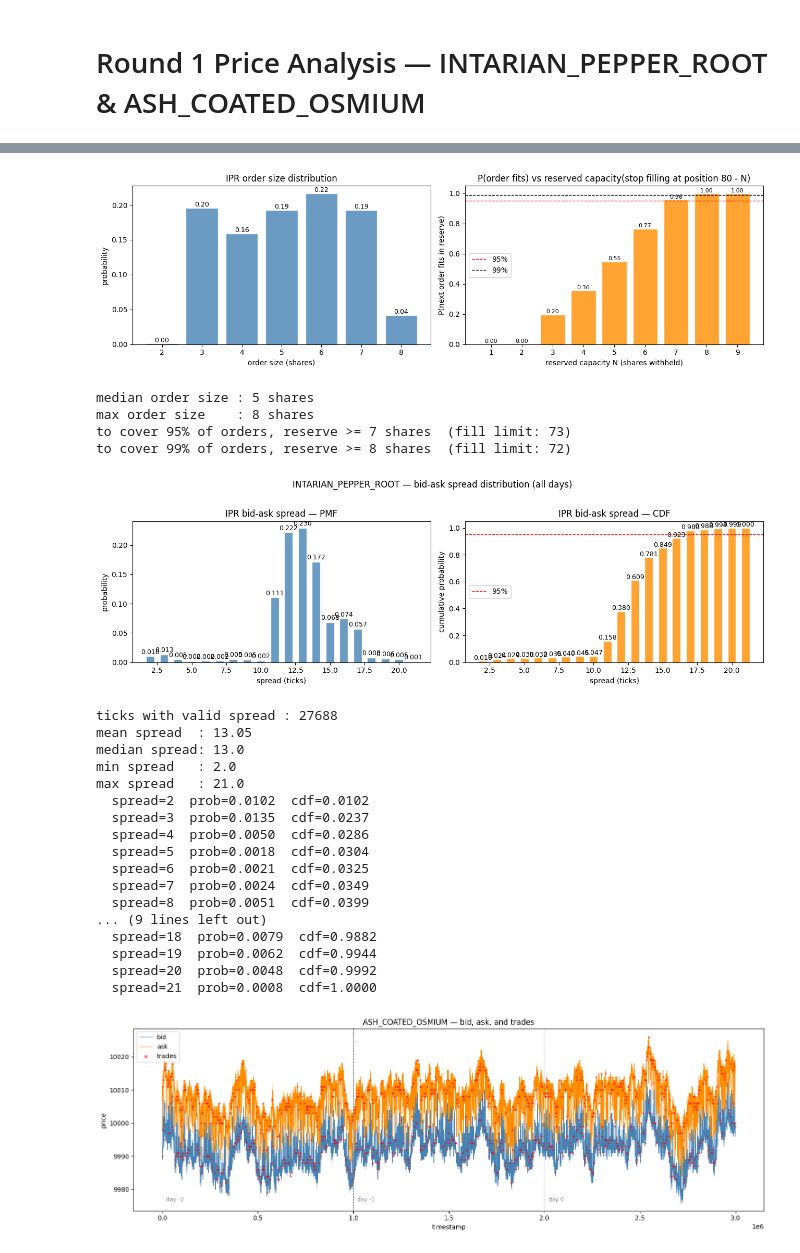
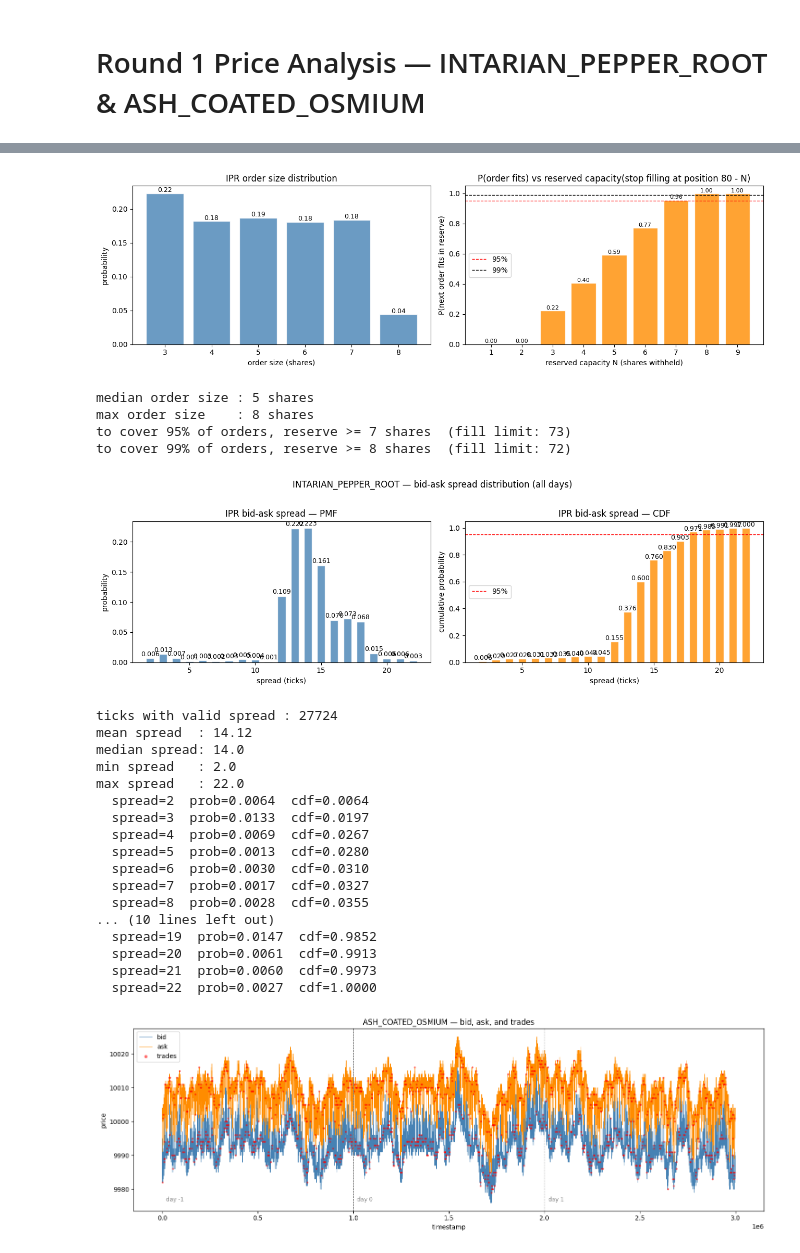
Before and after one commit to nikaslukyanov/kernel_trick, a Jupyter notebook: ROUND2/round2_analysis.ipynb, the cells around one changed output, grey strips where cells are left out. Saved outputs shown, nothing was run; the diff lists cells and outputs as text; code cells hidden in the pictures.

```diff
--- a/ROUND2/round2_analysis.ipynb
+++ b/ROUND2/round2_analysis.ipynb
@@ -5,8 +5,11 @@ import csv
 import pandas as pd
 import matplotlib.pyplot as plt
 
-BASE = '../imc-prosperity-4-backtester/prosperity4bt/resources/round1'
-DAYS = ['-2', '-1', '0']
+ROUND_NUM = 2
+BASE = f'../imc-prosperity-4-backtester/prosperity4bt/resources/round{ROUND_NUM}'
+BASE = '.'
+DAYS = ['-1', '0', '1']
+
 
 ipr_x, ipr_y = [], []
 aco_x, aco_y = [], []
@@ -15,7 +18,7 @@ offset = 0
 trades_frames = []
 
 for day in DAYS:
-    with open(f'{BASE}/prices_round_1_day_{day}.csv') as f:
+    with open(f'{BASE}/prices_round_{ROUND_NUM}_day_{day}.csv') as f:
         for row in csv.DictReader(f, delimiter=';'):
             mid = row['mid_price']
             if not mid or float(mid) == 0:
@@ -26,7 +29,7 @@ for day in DAYS:
             elif row['product'] == 'ASH_COATED_OSMIUM':
                 aco_x.append(ts); aco_y.append(float(mid))
 
-    df = pd.read_csv(f'{BASE}/trades_round_1_day_{day}.csv', delimiter=';')
+    df = pd.read_csv(f'{BASE}/trades_round_{ROUND_NUM}_day_{day}.csv', delimiter=';')
     df['timestamp'] = df['timestamp'] + offset
     trades_frames.append(df)
 
@@ -55,7 +61,7 @@ ax1.set_xlabel('timestamp')
 ax1.legend(loc='upper left', markerscale=2)
 for sep in [1_000_000, 2_000_000]:
     ax1.axvline(sep, color='gray', lw=0.8, ls='--')
-for i, label in enumerate(['day -2', 'day -1', 'day 0']):
+for i, label in enumerate(['day -1', 'day 0', 'day 1']):
     ax1.text(i * 1_000_000 + 20_000, ax1.get_ylim()[0] if ax1.get_ylim()[0] != 0 else min(ipr_y),
              label, fontsize=9, color='gray', va='bottom')
 
@@ -68,7 +74,7 @@ ax2.set_xlabel('timestamp')
 ax2.legend(loc='upper left', markerscale=2)
 for sep in [1_000_000, 2_000_000]:
     ax2.axvline(sep, color='gray', lw=0.8, ls='--')
-for i, label in enumerate(['day -2', 'day -1', 'day 0']):
+for i, label in enumerate(['day -1', 'day 0', 'day 1']):
     ax2.text(i * 1_000_000 + 20_000, min(aco_y), label, fontsize=9, color='gray', va='bottom')
 
 plt.tight_layout()
@@ -311,7 +317,7 @@ print(f'max order size    : {int(qtys.max())} shares')
 print(f'to cover 95% of orders, reserve >= {buf_range[p_fits >= 0.95][0]} shares  (fill limit: {POS_LIMIT - buf_range[p_fits >= 0.95][0]})')
 print(f'to cover 99% of orders, reserve >= {buf_range[p_fits >= 0.99][0]} shares  (fill limit: {POS_LIMIT - buf_range[p_fits >= 0.99][0]})')
 # %% [output]
-[figure, old version]
+[figure, new version]
 median order size : 5 shares
 max order size    : 8 shares
 to cover 95% of orders, reserve >= 7 shares  (fill limit: 73)
@@ -321,7 +327,7 @@ to cover 99% of orders, reserve >= 8 shares  (fill limit: 72)
 spreads = []
 
 for day in DAYS:
-    with open(f'{BASE}/prices_round_1_day_{day}.csv') as f:
+    with open(f'{BASE}/prices_round_{ROUND_NUM}_day_{day}.csv') as f:
         for row in csv.DictReader(f, delimiter=';'):
             if row['product'] != 'INTARIAN_PEPPER_ROOT':
                 continue
@@ -365,24 +371,24 @@ print(f'max spread   : {spreads.max():.1f}')
 for v, p, c in zip(vals, probs, np.cumsum(probs)):
     print(f'  spread={v:.0f}  prob={p:.4f}  cdf={c:.4f}')
 # %% [output]
-[figure, old version]
+[figure, new version]
-ticks with valid spread : 27688
-mean spread  : 13.05
-median spread: 13.0
+ticks with valid spread : 27724
+mean spread  : 14.12
+median spread: 14.0
 min spread   : 2.0
-max spread   : 21.0
-  spread=2  prob=0.0102  cdf=0.0102
-  spread=3  prob=0.0135  cdf=0.0237
-  spread=4  prob=0.0050  cdf=0.0286
-  spread=5  prob=0.0018  cdf=0.0304
-  spread=6  prob=0.0021  cdf=0.0325
-  spread=7  prob=0.0024  cdf=0.0349
-  spread=8  prob=0.0051  cdf=0.0399
-... (9 lines left out)
-  spread=18  prob=0.0079  cdf=0.9882
-  spread=19  prob=0.0062  cdf=0.9944
-  spread=20  prob=0.0048  cdf=0.9992
-  spread=21  prob=0.0008  cdf=1.0000
+max spread   : 22.0
+  spread=2  prob=0.0064  cdf=0.0064
+  spread=3  prob=0.0133  cdf=0.0197
+  spread=4  prob=0.0069  cdf=0.0267
+  spread=5  prob=0.0013  cdf=0.0280
+  spread=6  prob=0.0030  cdf=0.0310
+  spread=7  prob=0.0017  cdf=0.0327
+  spread=8  prob=0.0028  cdf=0.0355
+... (10 lines left out)
+  spread=19  prob=0.0147  cdf=0.9852
+  spread=20  prob=0.0061  cdf=0.9913
+  spread=21  prob=0.0060  cdf=0.9973
+  spread=22  prob=0.0027  cdf=1.0000
 # %%
 # ACO bid/ask over time with trades overlaid
 aco_bid_x, aco_bid_y = [], []
@@ -390,35 +396,35 @@ aco_ask_x, aco_ask_y = [], []
 offset = 0
 
 for day in DAYS:
-    with open(f'{BASE}/prices_round_1_day_{day}.csv') as f:
+    with open(f'{BASE}/prices_round_{ROUND_NUM}_day_{day}.csv') as f:
         for row in csv.DictReader(f, delimiter=';'):
             if row['product'] != 'ASH_COATED_OSMIUM':
                 continue
             bid = row['bid_price_1']
             ask = row['ask_price_1']
             ts = offset + int(row['timestamp'])
             if bid:
                 aco_bid_x.append(ts); aco_bid_y.append(float(bid))
             if ask:
                 aco_ask_x.append(ts); aco_ask_y.append(float(ask))
     offset += 1_000_000
 
 fig, ax = plt.subplots(figsize=(15, 5))
 
 ax.plot(aco_bid_x, aco_bid_y, lw=0.7, color='steelblue', label='bid', zorder=1)
 ax.plot(aco_ask_x, aco_ask_y, lw=0.7, color='darkorange', label='ask', zorder=1)
 ax.scatter(aco_trades['timestamp'], aco_trades['price'], s=4, color='red', alpha=0.5, zorder=2, label='trades')
 
 for sep in [1_000_000, 2_000_000]:
     ax.axvline(sep, color='gray', lw=0.8, ls='--')
-for i, label in enumerate(['day -2', 'day -1', 'day 0']):
+for i, label in enumerate(['day -1', 'day 0', 'day 1']):
     ax.text(i * 1_000_000 + 20_000, min(aco_bid_y), label, fontsize=9, color='gray', va='bottom')
 
 ax.set_title('ASH_COATED_OSMIUM — bid, ask, and trades')
 ax.set_xlabel('timestamp')
 ax.set_ylabel('price')
 ax.legend(loc='upper left', markerscale=2)
 plt.tight_layout()
 plt.show()
 # %% [output]
-[figure, old version]
+[figure, new version]
```
Also changed, not shown: parts of 11 cells of this notebook.
